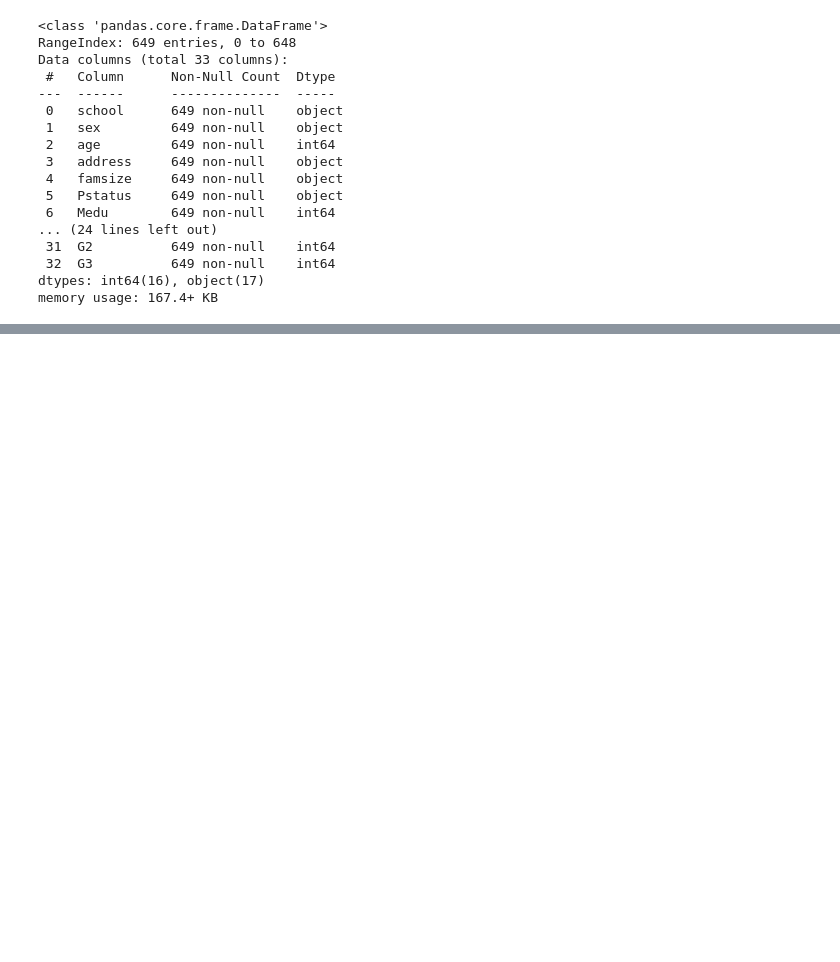
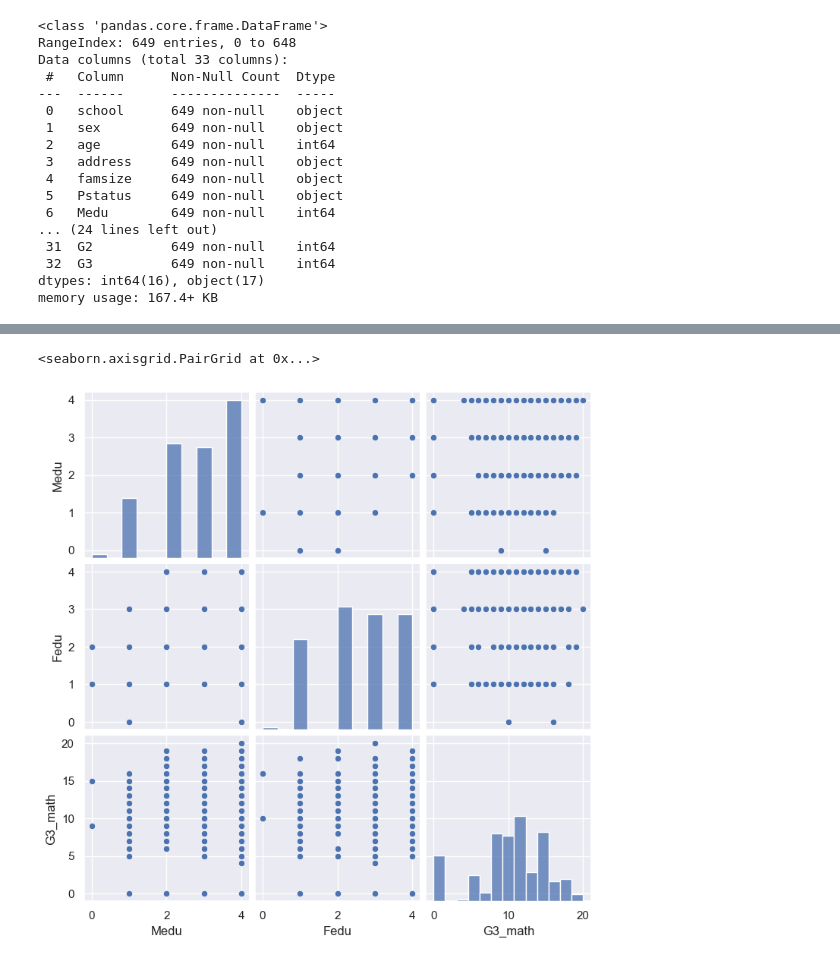
Before and after one commit to hijiki-my-dev/matsuo-book, a Jupyter notebook: chap3.ipynb, the cells around one changed output, grey strips where cells are left out. Drawn from its saved outputs; the diff is of its cells as text; code cells hidden in the pictures; blank space fills up the shorter version.

```diff
--- a/chap3.ipynb
+++ b/chap3.ipynb
@@ -90,0 +137,5 @@ memory usage: 167.4+ KB
+# %%
+# 数学とポルトガル語のマージ
+key_col = ["school","sex","age","address","famsize","Pstatus","Medu","Fedu","Mjob","Fjob","reason","nursery","internet"]
+
+merged = pd.merge(student_data_math, student_data_por, how="inner", on=key_col, suffixes=("_math", "_por"))
@@ -90,0 +186,5 @@ memory usage: 167.4+ KB
+# %%
+sns.pairplot(merged[["Medu", "Fedu", "G3_math"]])
+# %% [output]
+<seaborn.axisgrid.PairGrid at 0x...>
+[figure, added]
```
Also changed, not shown: parts of 10 cells of this notebook.
